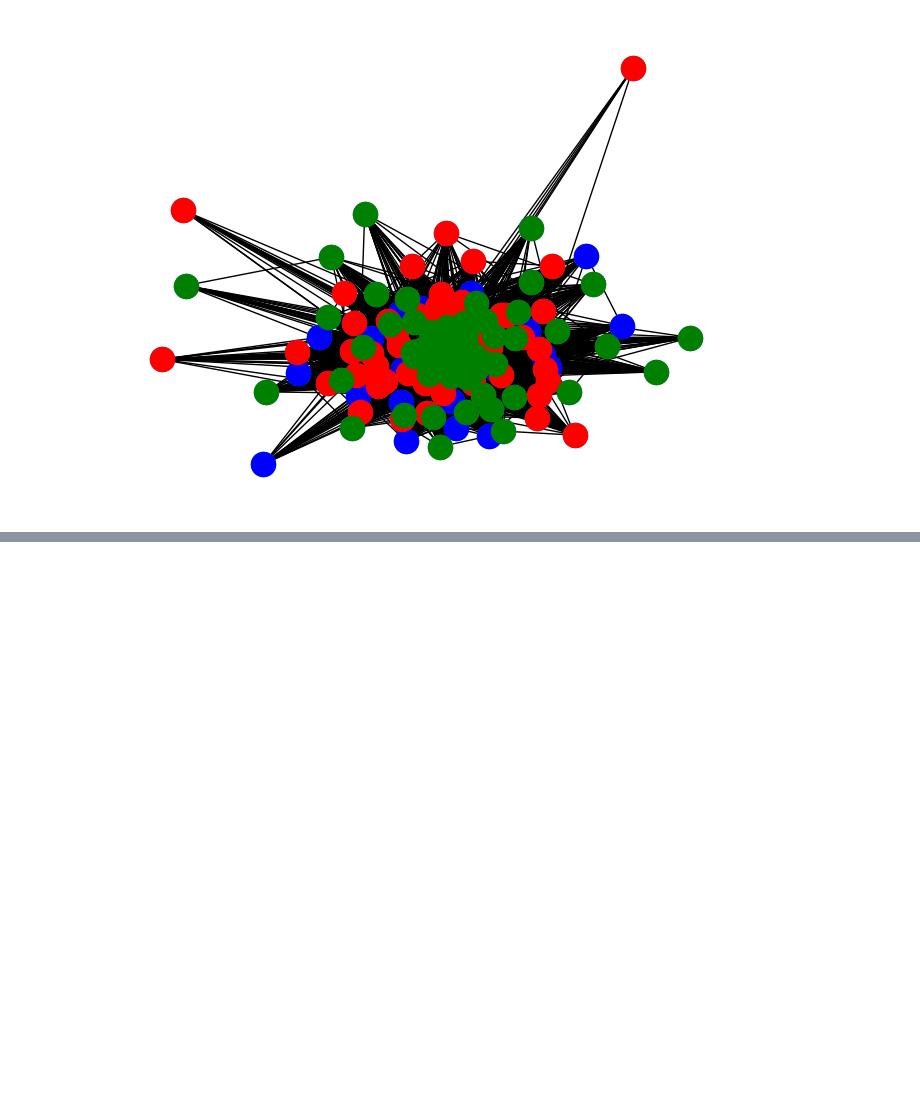
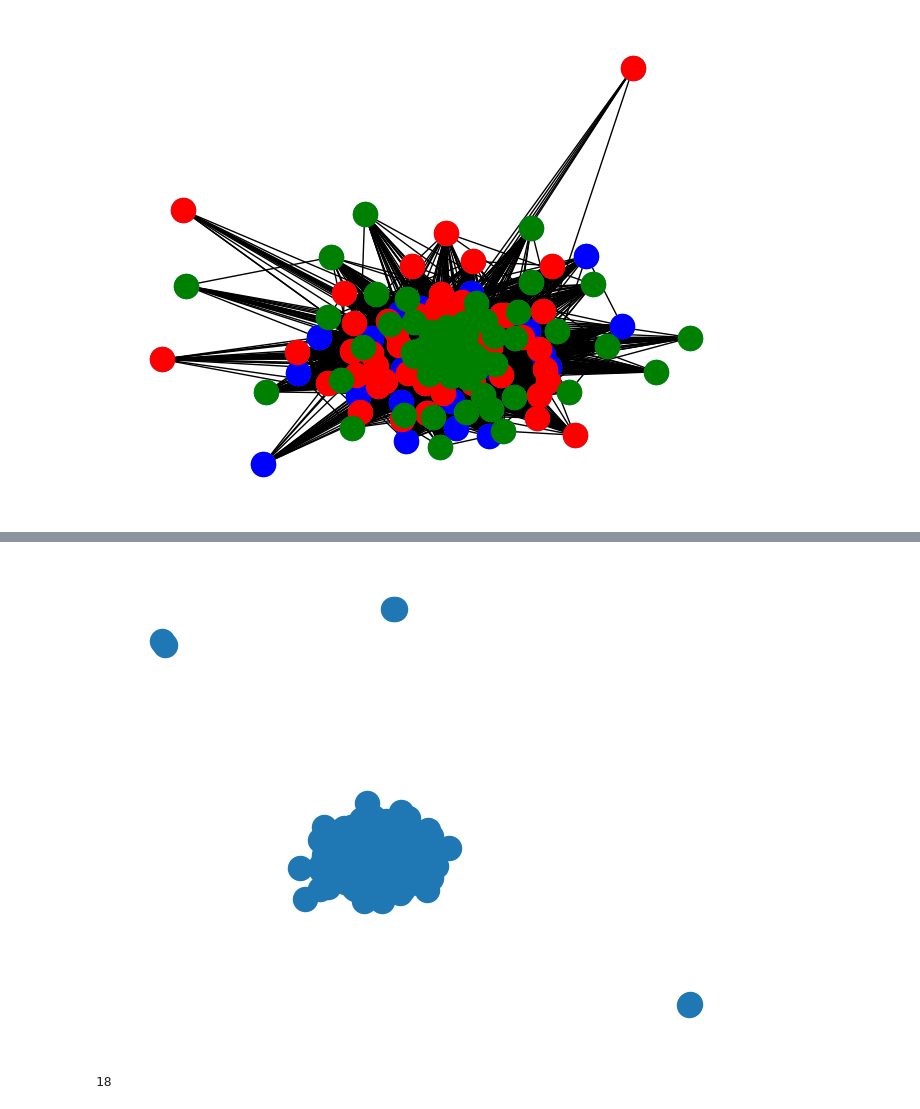
Before and after one commit to samuel-bazinet/grocery_network, a Jupyter notebook: grocery_network.ipynb, the cells around one changed output, grey strips where cells are left out. Drawn from its saved outputs; the diff is of its cells as text; code cells hidden in the pictures; blank space fills up the shorter version.

```diff
--- a/grocery_network.ipynb
+++ b/grocery_network.ipynb
@@ -99,0 +151,10 @@ nx.draw_networkx_nodes(G_i, pos_i, nodelist=louvain_comm_i[2], node_color='g')
+# %%
+cust_date_item_dataset = pd.read_csv('./processed_cust_date_items_grocery_dataset.csv')
+# %%
+cust_date_item_graph = nx.from_pandas_edgelist(cust_date_item_dataset, 'source', 'dest', 'weight')
+# %%
+pos_cdi = nx.spring_layout(cust_date_item_graph)
+# %%
+nx.draw(cust_date_item_graph, pos_cdi)
+# %% [output]
+[figure, added]
@@ -99,0 +163,4 @@ nx.draw_networkx_nodes(G_i, pos_i, nodelist=louvain_comm_i[2], node_color='g')
+# %%
+len(cdi_communities)
+# %% [output]
+18
```
Also changed, not shown: parts of 17 cells of this notebook, 3 other files.
